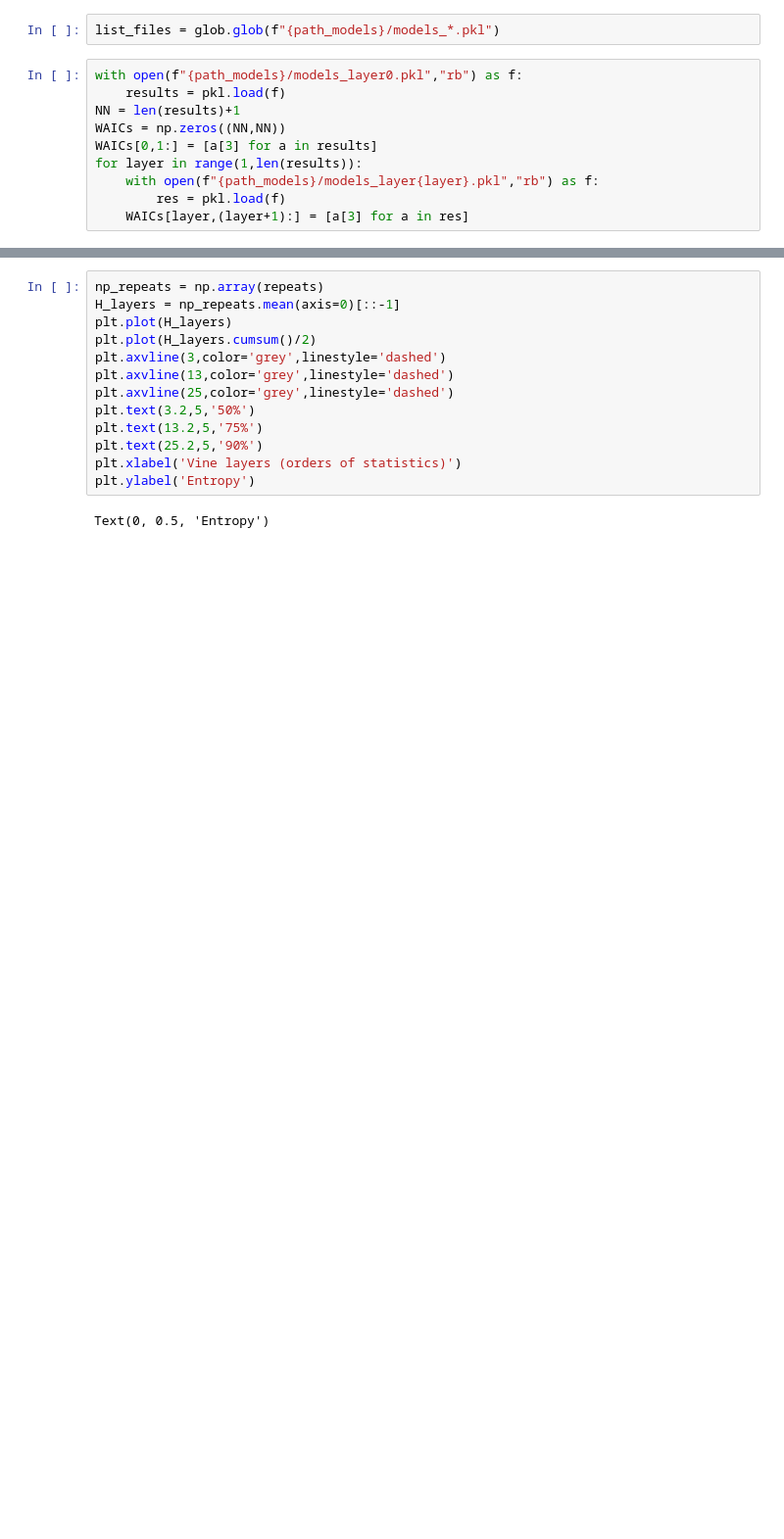
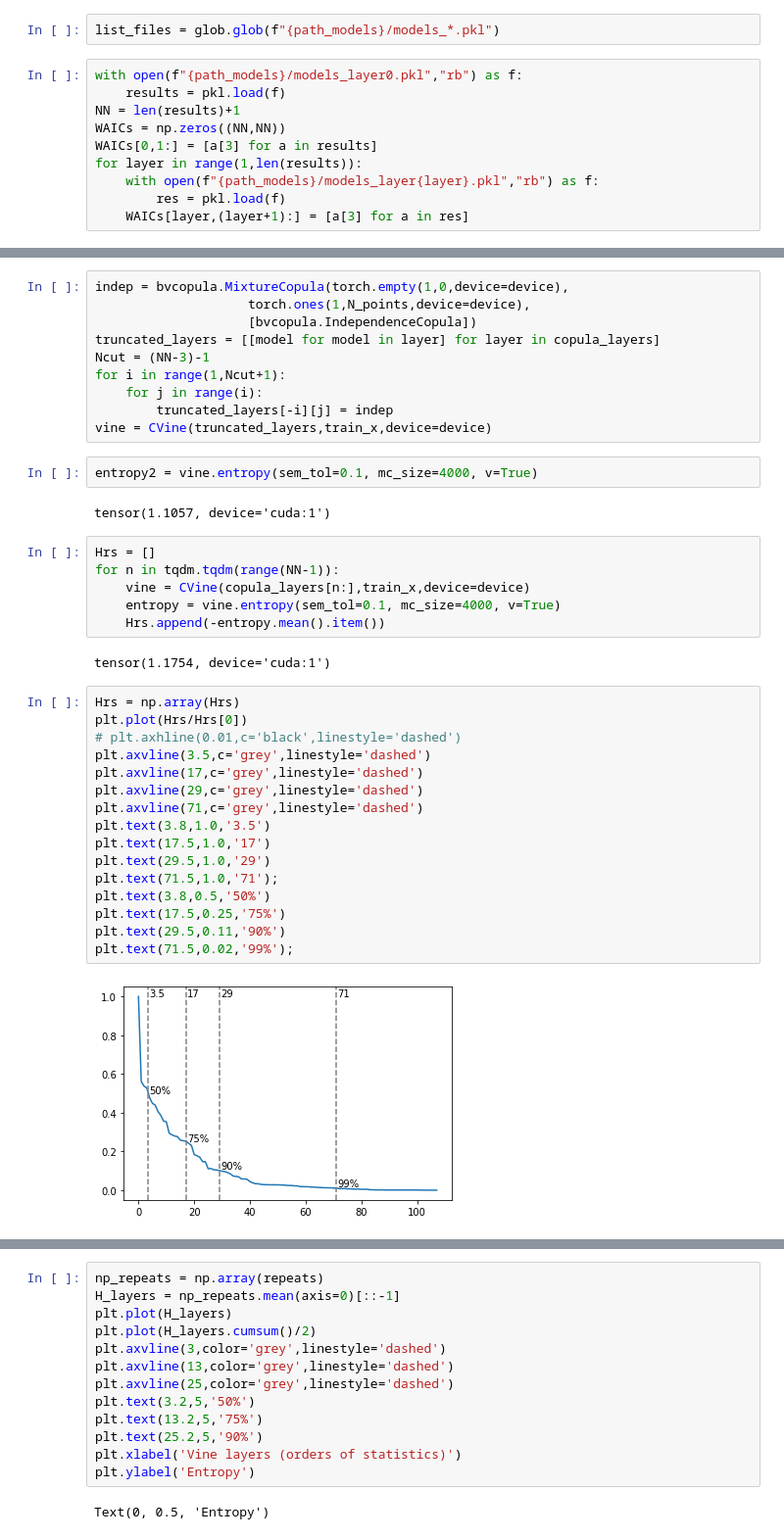
Before and after one commit to NinelK/CopulaGP, a Jupyter notebook: notebooks/vine/Vine.ipynb, the cells around one changed output, grey strips where cells are left out. Shown: that part at 98% size. Cells and saved outputs as stored; diff of their text form; blank space fills up the shorter version.

```diff
--- a/notebooks/vine/Vine.ipynb
+++ b/notebooks/vine/Vine.ipynb
@@ -89,0 +81,40 @@ for r in repeats:
+# %%
+indep = bvcopula.MixtureCopula(torch.empty(1,0,device=device),
+                    torch.ones(1,N_points,device=device),
+                    [bvcopula.IndependenceCopula])
+truncated_layers = [[model for model in layer] for layer in copula_layers]
+Ncut = (NN-3)-1
+for i in range(1,Ncut+1):
+    for j in range(i):
+        truncated_layers[-i][j] = indep
+vine = CVine(truncated_layers,train_x,device=device)
+# %%
+entropy2 = vine.entropy(sem_tol=0.1, mc_size=4000, v=True)
+# %% [output]
+tensor(1.1057, device='cuda:1')
+# %%
+Hrs = []
+for n in tqdm.tqdm(range(NN-1)):
+    vine = CVine(copula_layers[n:],train_x,device=device)
+    entropy = vine.entropy(sem_tol=0.1, mc_size=4000, v=True)
+    Hrs.append(-entropy.mean().item())
+# %% [output]
+tensor(1.1754, device='cuda:1')
+# %%
+Hrs = np.array(Hrs)
+plt.plot(Hrs/Hrs[0])
+# plt.axhline(0.01,c='black',linestyle='dashed')
+plt.axvline(3.5,c='grey',linestyle='dashed')
+plt.axvline(17,c='grey',linestyle='dashed')
+plt.axvline(29,c='grey',linestyle='dashed')
+plt.axvline(71,c='grey',linestyle='dashed')
+plt.text(3.8,1.0,'3.5')
+plt.text(17.5,1.0,'17')
+plt.text(29.5,1.0,'29')
+plt.text(71.5,1.0,'71');
+plt.text(3.8,0.5,'50%')
+plt.text(17.5,0.25,'75%')
+plt.text(29.5,0.11,'90%')
+plt.text(71.5,0.02,'99%');
+# %% [output]
+[figure, added]
```
Also changed, not shown: parts of 14 cells of this notebook, 10 other files.
